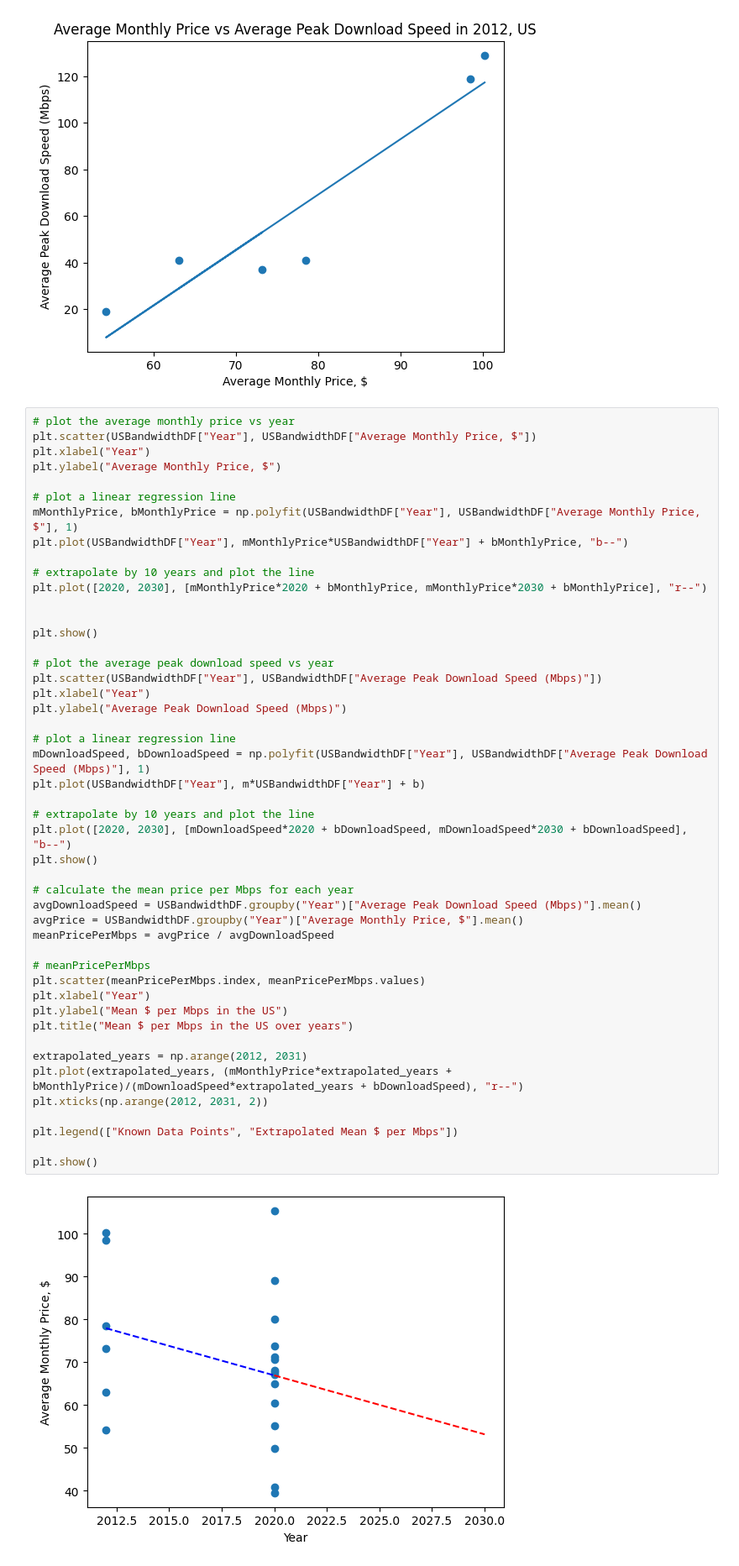
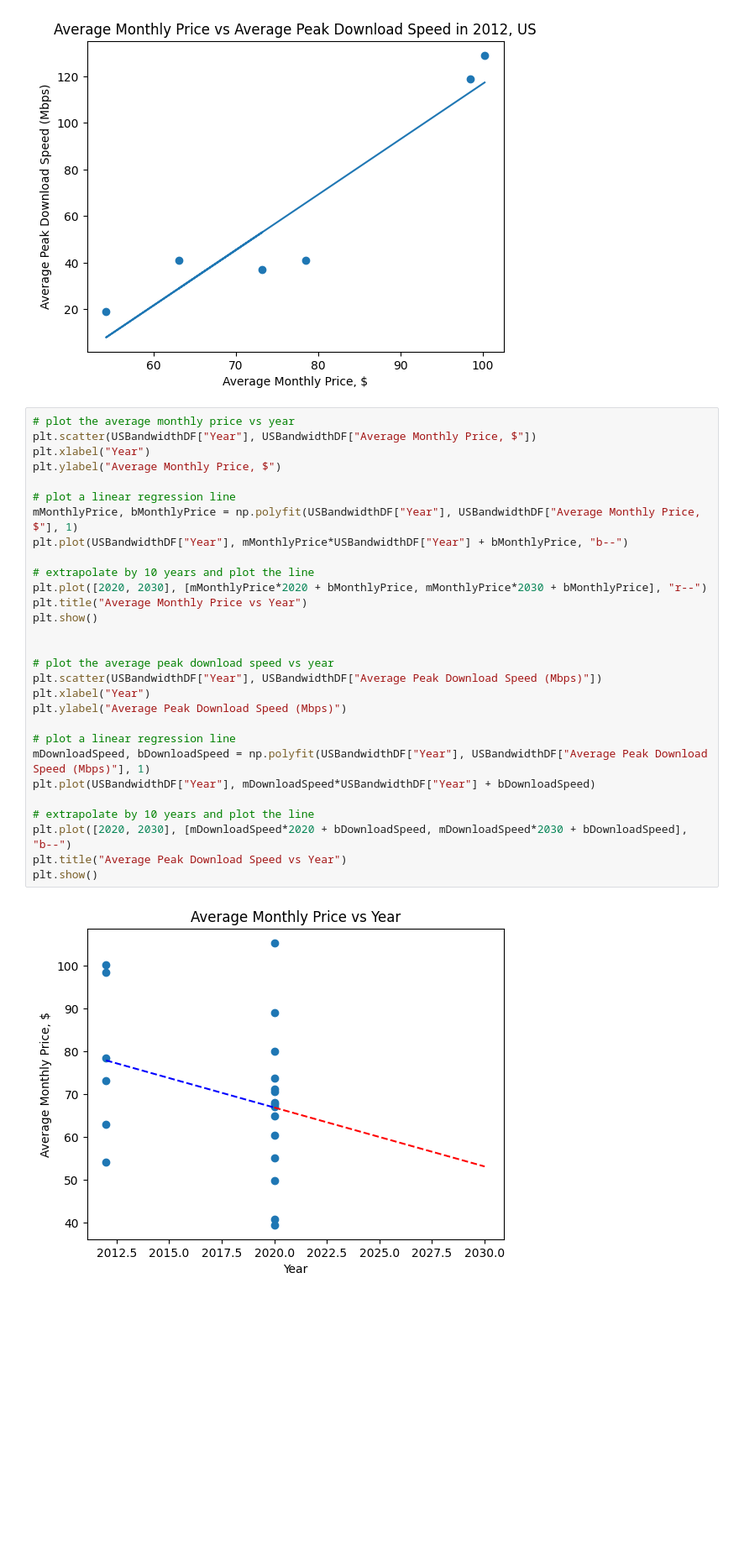
Before and after one commit to Flippergail/m3challenge, a Jupyter notebook: 2021Q1US.ipynb, the cells around one changed output. Shown at 84% size. Saved outputs shown, nothing was run; the diff lists cells and outputs as text; blank space fills up the shorter version.

```diff
--- a/2021Q1US.ipynb
+++ b/2021Q1US.ipynb
@@ -186,49 +178,31 @@ Correlation in 2012:  0.9393289464265414
 # %%
 # plot the average monthly price vs year
 plt.scatter(USBandwidthDF["Year"], USBandwidthDF["Average Monthly Price, $"])
 plt.xlabel("Year")
 plt.ylabel("Average Monthly Price, $")
 
 # plot a linear regression line
 mMonthlyPrice, bMonthlyPrice = np.polyfit(USBandwidthDF["Year"], USBandwidthDF["Average Monthly Price, $"], 1)
 plt.plot(USBandwidthDF["Year"], mMonthlyPrice*USBandwidthDF["Year"] + bMonthlyPrice, "b--")
 
 # extrapolate by 10 years and plot the line
 plt.plot([2020, 2030], [mMonthlyPrice*2020 + bMonthlyPrice, mMonthlyPrice*2030 + bMonthlyPrice], "r--")
+plt.title("Average Monthly Price vs Year")
+plt.show()
 
-
-plt.show()
 
 # plot the average peak download speed vs year
 plt.scatter(USBandwidthDF["Year"], USBandwidthDF["Average Peak Download Speed (Mbps)"])
 plt.xlabel("Year")
 plt.ylabel("Average Peak Download Speed (Mbps)")
 
 # plot a linear regression line
 mDownloadSpeed, bDownloadSpeed = np.polyfit(USBandwidthDF["Year"], USBandwidthDF["Average Peak Download Speed (Mbps)"], 1)
-plt.plot(USBandwidthDF["Year"], m*USBandwidthDF["Year"] + b)
+plt.plot(USBandwidthDF["Year"], mDownloadSpeed*USBandwidthDF["Year"] + bDownloadSpeed)
 
 # extrapolate by 10 years and plot the line
 plt.plot([2020, 2030], [mDownloadSpeed*2020 + bDownloadSpeed, mDownloadSpeed*2030 + bDownloadSpeed], "b--")
+plt.title("Average Peak Download Speed vs Year")
 plt.show()
-
-# calculate the mean price per Mbps for each year
-avgDownloadSpeed = USBandwidthDF.groupby("Year")["Average Peak Download Speed (Mbps)"].mean()
-avgPrice = USBandwidthDF.groupby("Year")["Average Monthly Price, $"].mean()
-meanPricePerMbps = avgPrice / avgDownloadSpeed
-
-# meanPricePerMbps
-plt.scatter(meanPricePerMbps.index, meanPricePerMbps.values)
-plt.xlabel("Year")
-plt.ylabel("Mean $ per Mbps in the US")
-plt.title("Mean $ per Mbps in the US over years")
-
-extrapolated_years = np.arange(2012, 2031)
-plt.plot(extrapolated_years, (mMonthlyPrice*extrapolated_years + bMonthlyPrice)/(mDownloadSpeed*extrapolated_years + bDownloadSpeed), "r--")
-plt.xticks(np.arange(2012, 2031, 2))
-
-plt.legend(["Known Data Points", "Extrapolated Mean $ per Mbps"])
-
-plt.show()
 # %% [output]
-[figure, old version]
+[figure, new version]
```
Also changed, not shown: parts of 3 cells of this notebook, 2 other files.
